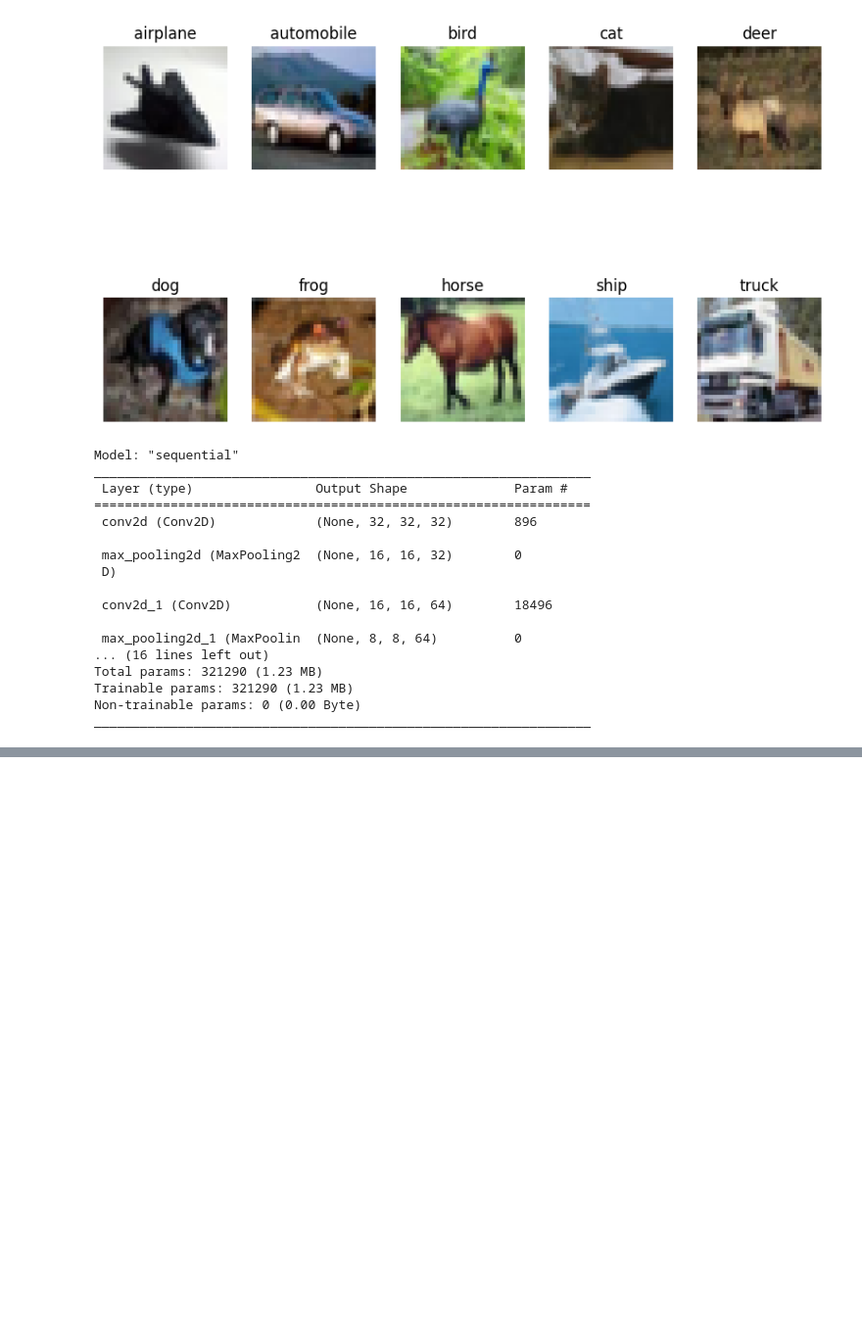
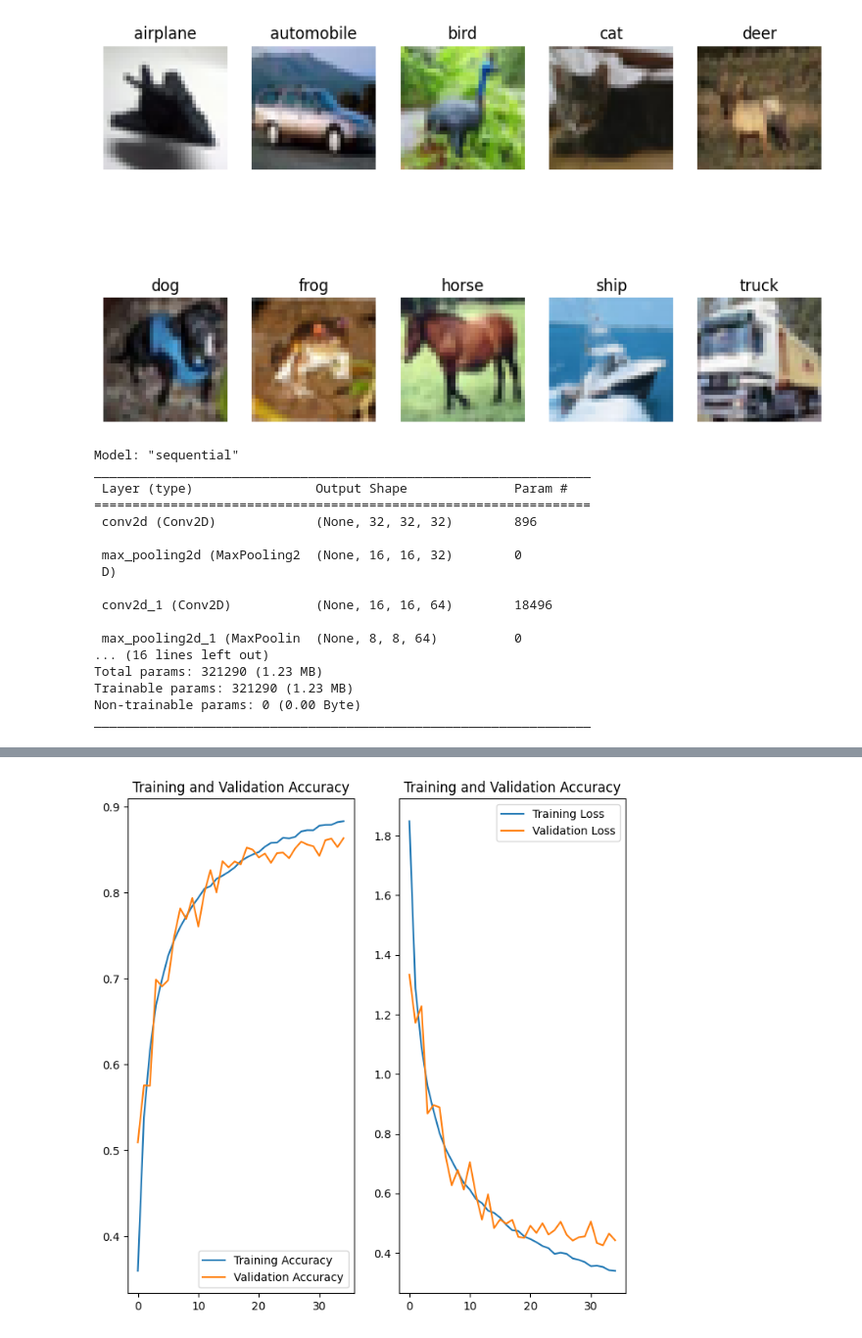
Before and after one commit to poonkuzhali/ML_CIFAR-10, a Jupyter notebook: CNN_1.ipynb, the cells around one changed output, grey strips where cells are left out. Shown at 98% size. Drawn from its saved outputs; the diff is of its cells as text; code cells hidden in the pictures; blank space fills up the shorter version.

```diff
--- a/CNN_1.ipynb
+++ b/CNN_1.ipynb
@@ -344,0 +408,5 @@ Test Accuracy of Base Model: 0.8715000152587891
+# %%
+model_4.compile(optimizer='adam', loss =keras.losses.categorical_crossentropy , metrics=['accuracy'])
+# %%
+epochs = 35
+history_4 = model_4.fit(X_train, y_train, validation_data = (X_val, y_val), epochs=epochs, batch_size = batch_size)
@@ -344,0 +431,26 @@ Test Accuracy of Base Model: 0.8715000152587891
+# %%
+#plotting the loss and accuracy curve
+
+acc = history_4.history['accuracy']
+val_acc = history_4.history['val_accuracy']
+
+loss = history_4.history['loss']
+val_loss = history_4.history['val_loss']
+
+epochs_range = range(epochs)
+
+plt.figure(figsize = (8,8))
+plt.subplot(1,2,1)
+plt.plot(epochs_range, acc, label='Training Accuracy')
+plt.plot(epochs_range, val_acc, label='Validation Accuracy')
+plt.legend(loc = 'lower right')
+plt.title('Training and Validation Accuracy')
+
+plt.subplot(1,2,2)
+plt.plot(epochs_range, loss, label='Training Loss')
+plt.plot(epochs_range, val_loss, label='Validation Loss')
+plt.legend(loc = 'upper right')
+plt.title('Training and Validation Accuracy')
+plt.show()
+# %% [output]
+[figure, added]
```
Also changed, not shown: parts of 17 cells of this notebook, 1 other file.
